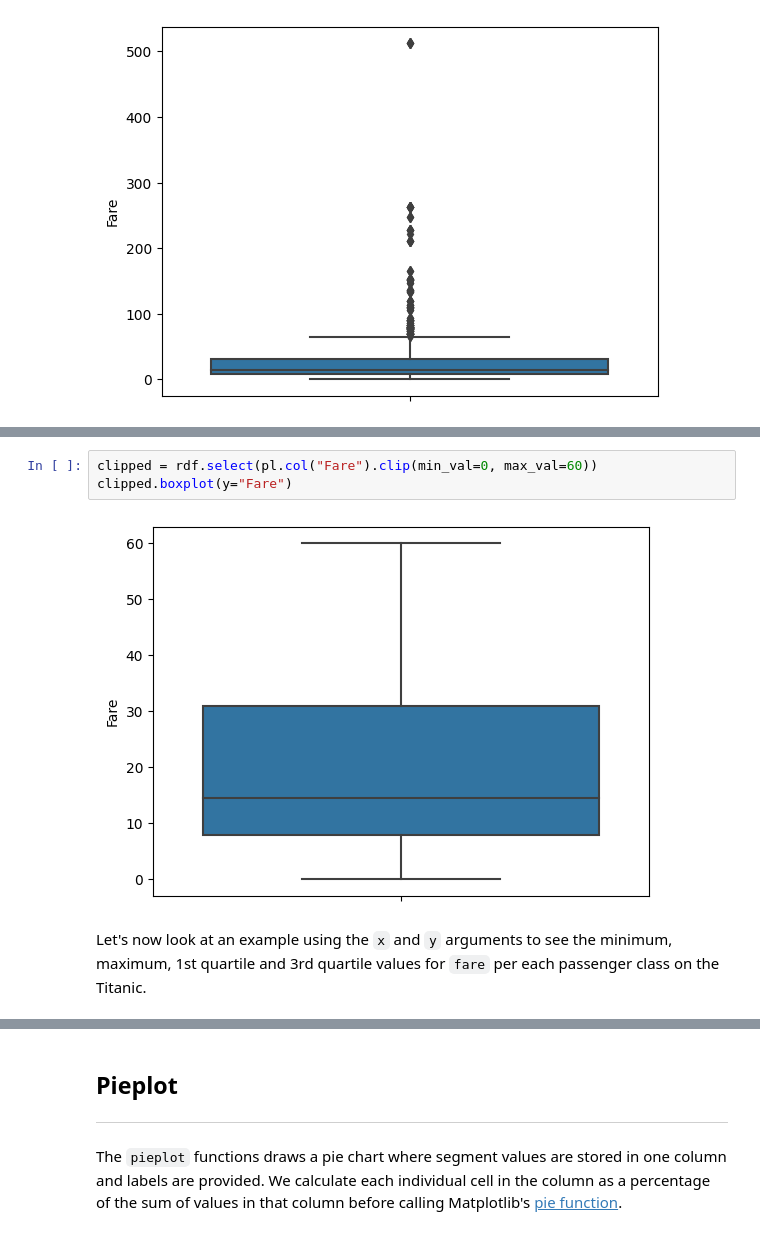
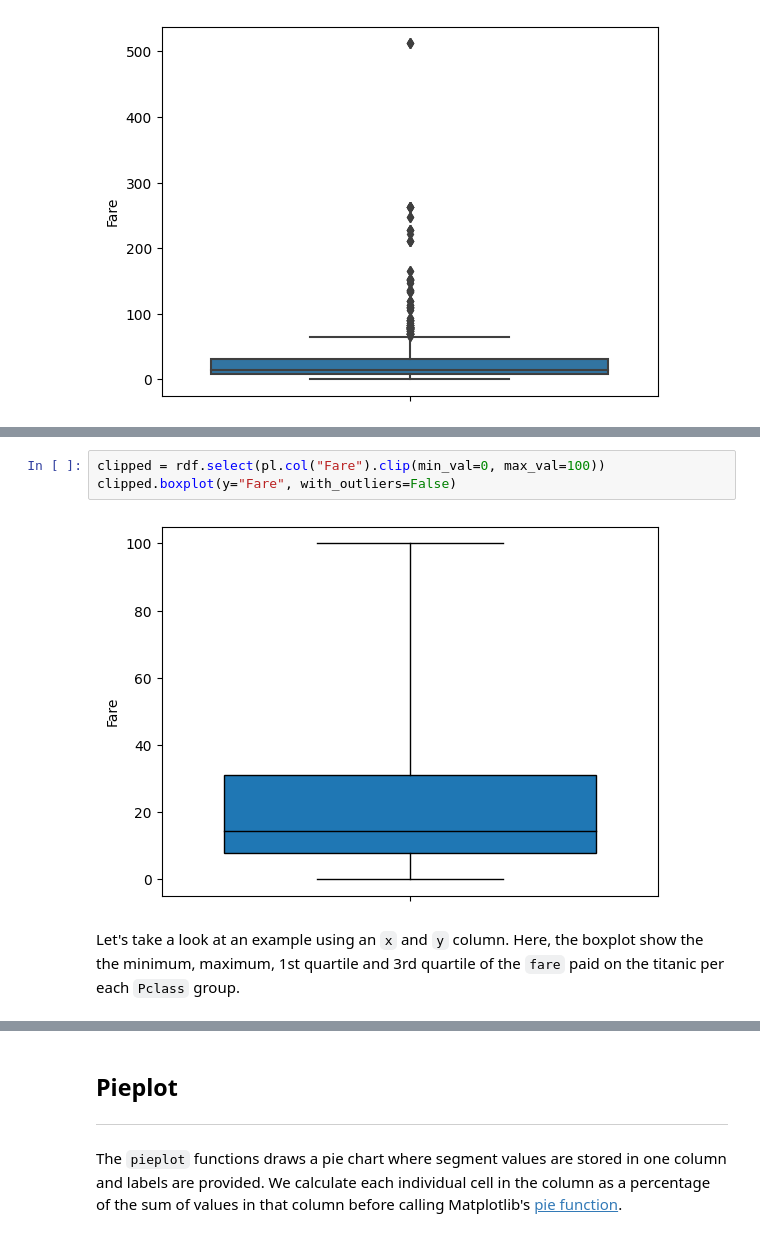
Before and after one commit to mithril-security/bastionlab, a Jupyter notebook: docs/docs/tutorials/visualization.ipynb, the cells around one changed output, grey strips where cells are left out. Cells and saved outputs as stored; diff of their text form.

Commit message:
boxplot documentation

```diff
--- a/docs/docs/tutorials/visualization.ipynb
+++ b/docs/docs/tutorials/visualization.ipynb
@@ -186,8 +192,8 @@ The first time we do this, we see there are multiple outliers which are negative
 # %%
-clipped = rdf.select(pl.col("Fare").clip(min_val=0, max_val=60))
-clipped.boxplot(y="Fare")
+clipped = rdf.select(pl.col("Fare").clip(min_val=0, max_val=100))
+clipped.boxplot(y="Fare", with_outliers=False)
 # %% [output]
-[figure, old version]
+[figure, new version]
 # %% [markdown]
-Let's now look at an example using the `x` and `y` arguments to see the minimum, maximum, 1st quartile and 3rd quartile values for `fare` per each passenger class on the Titanic.
+Let's take a look at an example using an `x` and `y` column. Here, the boxplot show the the minimum, maximum, 1st quartile and 3rd quartile of the `fare` paid on the titanic per each `Pclass` group.
 # %%
```
Also changed, not shown: parts of 9 cells of this notebook, 1 other file.
